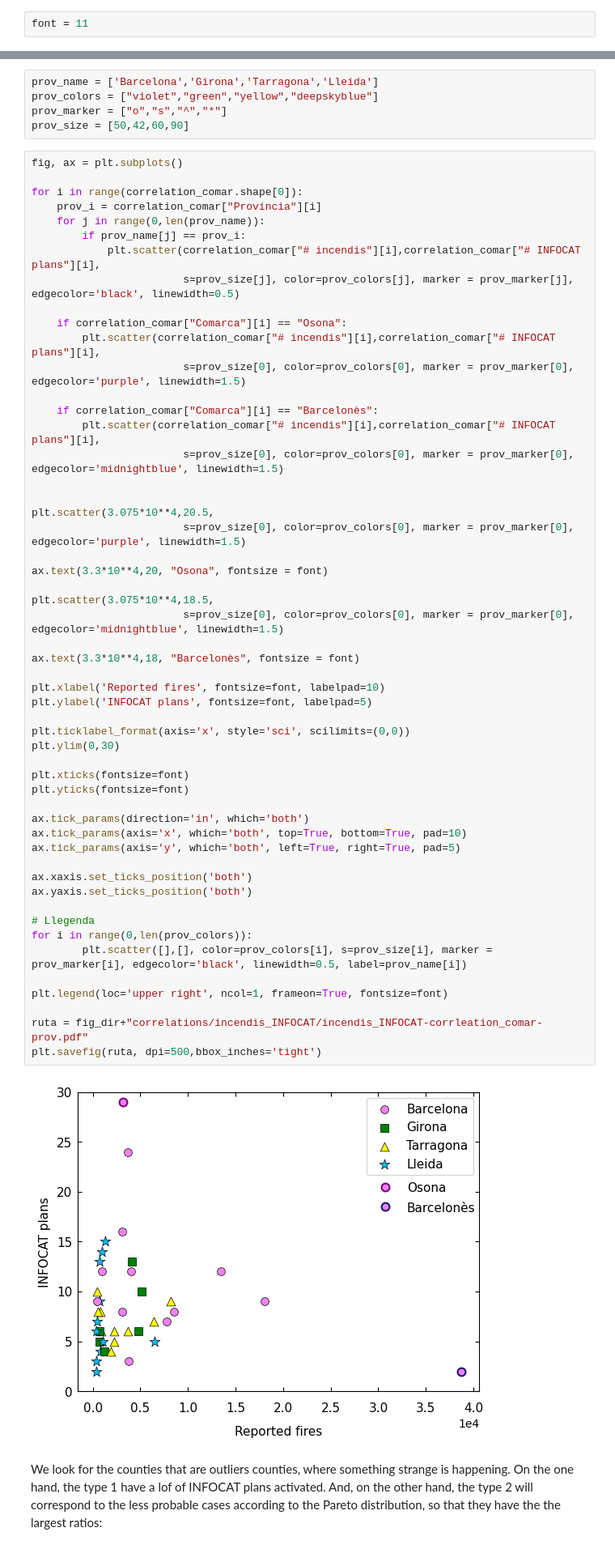
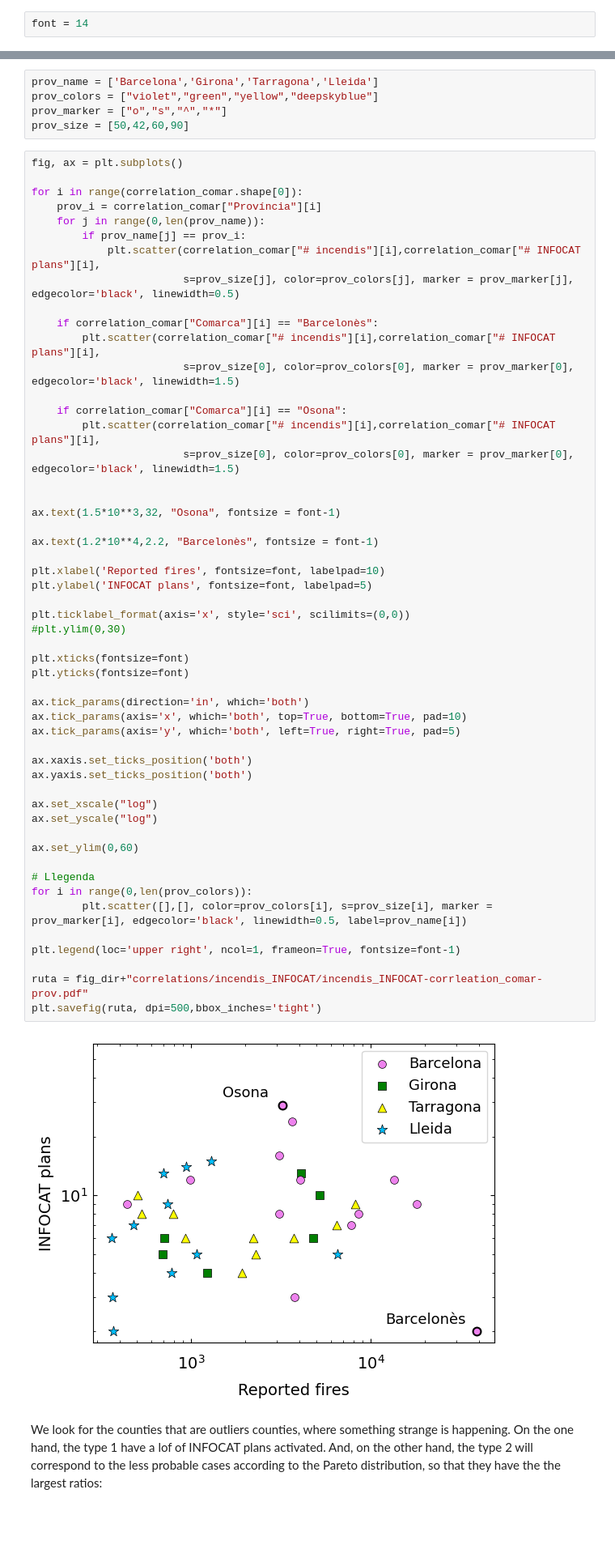
Before and after one commit to belenmvinhas/AVDM_ioib, a Jupyter notebook: ivan/correlations.ipynb, the cells around one changed output, grey strips where cells are left out. Shown: that part at 81% size. Drawn from its saved outputs; the diff is of its cells as text; blank space fills up the shorter version.

```diff
--- a/ivan/correlations.ipynb
+++ b/ivan/correlations.ipynb
@@ -36,7 +36,7 @@ from matplotlib.patches import Ellipse
 from matplotlib.patches import Circle
 import seaborn as sns
 # %%
-font = 11
+font = 14
 # %% [markdown]
 # 0. Importing data <a class="anchor" id="0"></a>
 # %%
@@ -405,51 +415,50 @@ for i in range(correlation_comar.shape[0]):
             plt.scatter(correlation_comar["# incendis"][i],correlation_comar["# INFOCAT plans"][i],
                         s=prov_size[j], color=prov_colors[j], marker = prov_marker[j], edgecolor='black', linewidth=0.5)
 
+    if correlation_comar["Comarca"][i] == "Barcelonès":
+        plt.scatter(correlation_comar["# incendis"][i],correlation_comar["# INFOCAT plans"][i],
+                        s=prov_size[0], color=prov_colors[0], marker = prov_marker[0], edgecolor='black', linewidth=1.5)
+
     if correlation_comar["Comarca"][i] == "Osona":
         plt.scatter(correlation_comar["# incendis"][i],correlation_comar["# INFOCAT plans"][i],
-                        s=prov_size[0], color=prov_colors[0], marker = prov_marker[0], edgecolor='purple', linewidth=1.5)
-
-    if correlation_comar["Comarca"][i] == "Barcelonès":
-        plt.scatter(correlation_comar["# incendis"][i],correlation_comar["# INFOCAT plans"][i],
-                        s=prov_size[0], color=prov_colors[0], marker = prov_marker[0], edgecolor='midnightblue', linewidth=1.5)
+                        s=prov_size[0], color=prov_colors[0], marker = prov_marker[0], edgecolor='black', linewidth=1.5)
 
 
-plt.scatter(3.075*10**4,20.5,
-                        s=prov_size[0], color=prov_colors[0], marker = prov_marker[0], edgecolor='purple', linewidth=1.5)
+ax.text(1.5*10**3,32, "Osona", fontsize = font-1)
 
-ax.text(3.3*10**4,20, "Osona", fontsize = font)
-
-plt.scatter(3.075*10**4,18.5,
-                        s=prov_size[0], color=prov_colors[0], marker = prov_marker[0], edgecolor='midnightblue', linewidth=1.5)
-
-ax.text(3.3*10**4,18, "Barcelonès", fontsize = font)
+ax.text(1.2*10**4,2.2, "Barcelonès", fontsize = font-1)
 
 plt.xlabel('Reported fires', fontsize=font, labelpad=10)
 plt.ylabel('INFOCAT plans', fontsize=font, labelpad=5)
 
 plt.ticklabel_format(axis='x', style='sci', scilimits=(0,0))
-plt.ylim(0,30)
+#plt.ylim(0,30)
 
 plt.xticks(fontsize=font)
 plt.yticks(fontsize=font)
 
 ax.tick_params(direction='in', which='both')
 ax.tick_params(axis='x', which='both', top=True, bottom=True, pad=10)
 ax.tick_params(axis='y', which='both', left=True, right=True, pad=5)
 
 ax.xaxis.set_ticks_position('both')
 ax.yaxis.set_ticks_position('both')
 
+ax.set_xscale("log")
+ax.set_yscale("log")
+
+ax.set_ylim(0,60)
+
 # Llegenda
 for i in range(0,len(prov_colors)):
         plt.scatter([],[], color=prov_colors[i], s=prov_size[i], marker = prov_marker[i], edgecolor='black', linewidth=0.5, label=prov_name[i])
 
-plt.legend(loc='upper right', ncol=1, frameon=True, fontsize=font)
+plt.legend(loc='upper right', ncol=1, frameon=True, fontsize=font-1)
 
 ruta = fig_dir+"correlations/incendis_INFOCAT/incendis_INFOCAT-corrleation_comar-prov.pdf"
 plt.savefig(ruta, dpi=500,bbox_inches='tight')
 # %% [output]
-[figure, old version]
+[figure, new version]
 # %% [markdown]
 We look for the counties that are outliers counties, where something strange is happening. On the one hand, the type 1 have a lof of INFOCAT plans activated. And, on the other hand, the type 2 will correspond to the less probable cases according to the Pareto distribution, so that they have the the largest ratios:
 # %%
```
Also changed, not shown: parts of 17 cells of this notebook, 11 other files.
